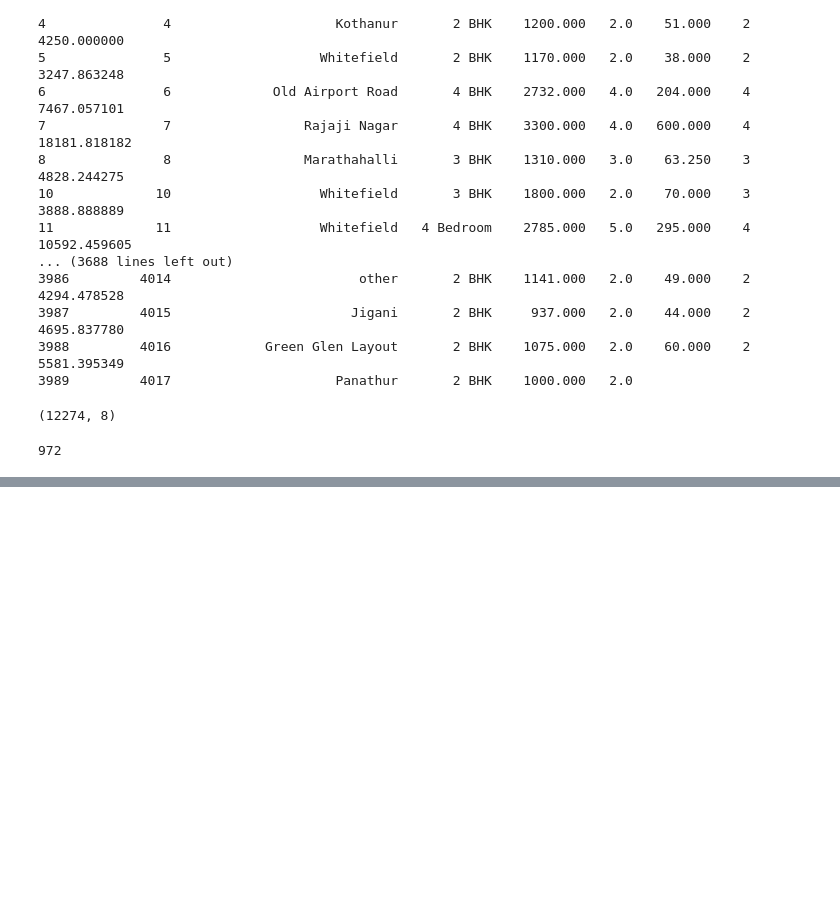
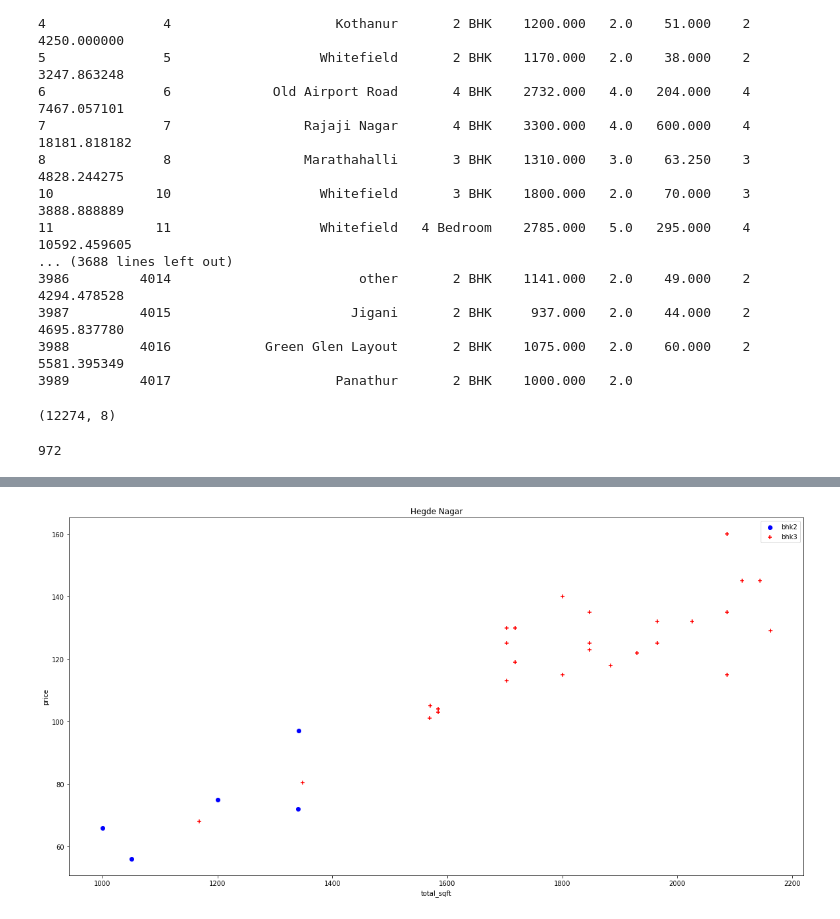
Before and after one commit to JosephMutua/Bengaluru-bungalow-price-prediction, a Jupyter notebook: feature_engineering.ipynb, the cells around one changed output, grey strips where cells are left out. Saved outputs shown, nothing was run; the diff lists cells and outputs as text; code cells hidden in the pictures; blank space fills up the shorter version.

```diff
--- a/feature_engineering.ipynb
+++ b/feature_engineering.ipynb
@@ -162,0 +243,4 @@ df.shape[0] - df1.shape[0]
+# %%
+plot_scatter_chart(df3,'Hegde Nagar')
+# %% [output]
+[figure, added]
```
Also changed, not shown: parts of 17 cells of this notebook, 1 other file.
